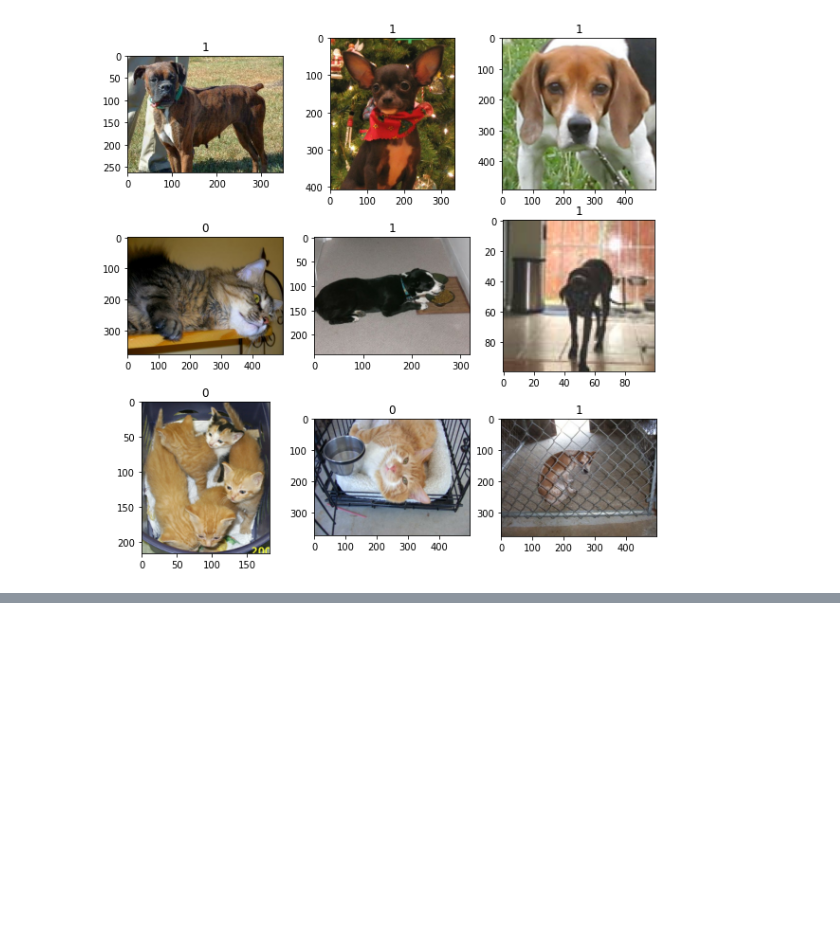
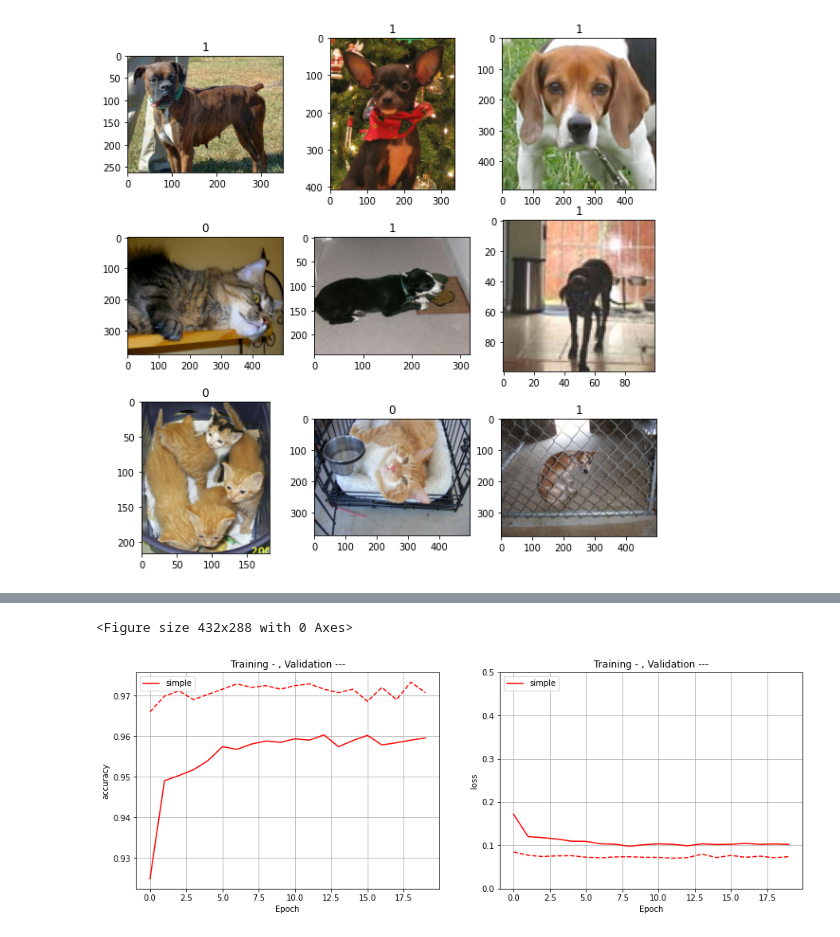
Before and after one commit to poojasaxena/tensorflow-specialization-coursera, a Jupyter notebook: course2_convolutional-neural-networks-tensorflow/03_transfer-learning/Course_2_Part_6_Lesson_2_Notebook_Xception_catvsdogs.ipynb, the cells around one changed output, grey strips where cells are left out. Drawn from its saved outputs; the diff is of its cells as text; code cells hidden in the pictures; blank space fills up the shorter version.

```diff
--- a/course2_convolutional-neural-networks-tensorflow/03_transfer-learning/Course_2_Part_6_Lesson_2_Notebook_Xception_catvsdogs.ipynb
+++ b/course2_convolutional-neural-networks-tensorflow/03_transfer-learning/Course_2_Part_6_Lesson_2_Notebook_Xception_catvsdogs.ipynb
@@ -52,0 +271,48 @@ Dataset.
+# %%
+## To plot any number of model_history for comparison
+fig = plt.figure()
+fig.patch.set_facecolor('white')
+
+def plot_n_model(n=2, model_history=[],
+          ylim_low=0.4, ylim_high=1.0,
+          label_list=[]    ,
+          leg_loc='lower left'):
+    fig = plt.figure(figsize=(15,5))
+
+    assert(len(model_history) ==n)
+
+    variable1, variable2='accuracy','val_accuracy'
+    variable3, variable4='loss', 'val_loss'
+
+    color=['red','blue', 'orange', 'green', 'black', 'aqua','yellow']
+
+    plt.subplot(1,2,1)
+    for index, history in enumerate(model_history):
+        #print(index, history)
+
+        plt.plot(history.history['binary_accuracy'], label=label_list[index], c=color[index], ls='-')
+        plt.plot(history.history['val_binary_accuracy'], c=color[index],ls='--')
+        plt.ylabel('accuracy')
+        plt.xlabel('Epoch')
+        plt.grid(True)
+        plt.legend(loc=leg_loc)
+        plt.title('Training - , Validation ---')
+
+
+    plt.subplot(1,2,2)
+    for index, history in enumerate(model_history):
+        plt.plot(history.history['loss'], label=label_list[index], c=color[index], ls='-')
+        plt.plot(history.history['val_loss'],  c=color[index],ls='--')
+        plt.title('Training - , Validation ---')
+
+    plt.xlabel('Epoch')
+    plt.ylabel('loss')
+    plt.grid(True)
+    plt.legend(loc=leg_loc)
+    plt.ylim(ylim_low,ylim_high)
+# %% [output]
+<Figure size 432x288 with 0 Axes>
+# %%
+plot_n_model(n=1, model_history=[history], label_list=['simple'],ylim_low=0, ylim_high=0.5,leg_loc='upper left')
+# %% [output]
+[figure, added]
```
Also changed, not shown: parts of 23 cells of this notebook.
